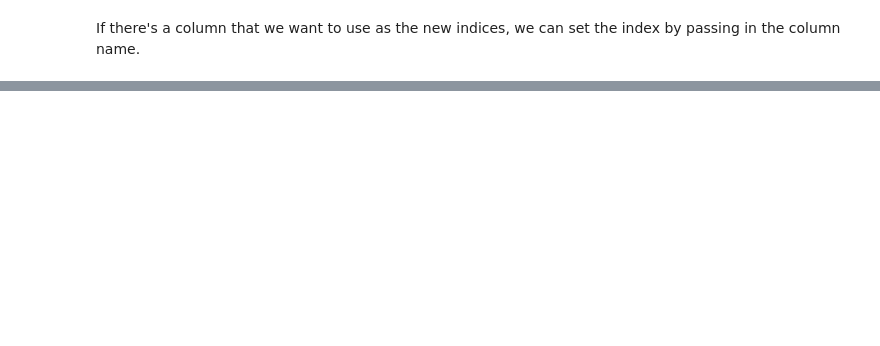
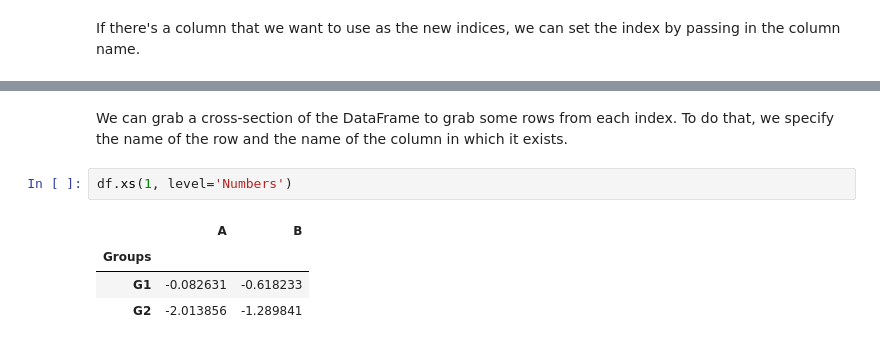
Before and after one commit to alan-lam/Machine-Learning-Resources, a Jupyter notebook: Data Science.ipynb, the cells around one changed output, grey strips where cells are left out. Drawn from its saved outputs; the diff is of its cells as text; blank space fills up the shorter version.

```diff
--- a/Data Science.ipynb
+++ b/Data Science.ipynb
@@ -545,0 +598,9 @@ df.set_index('index')
+# %% [markdown]
+We can grab a cross-section of the DataFrame to grab some rows from each index. To do that, we specify the name of the row and the name of the column in which it exists.
+# %%
+df.xs(1, level='Numbers')
+# %% [output]
+|  | A | B |
+| Groups |  |  |
+| G1 | -0.082631 | -0.618233 |
+| G2 | -2.013856 | -1.289841 |
```
Also changed, not shown: parts of 34 cells of this notebook.
